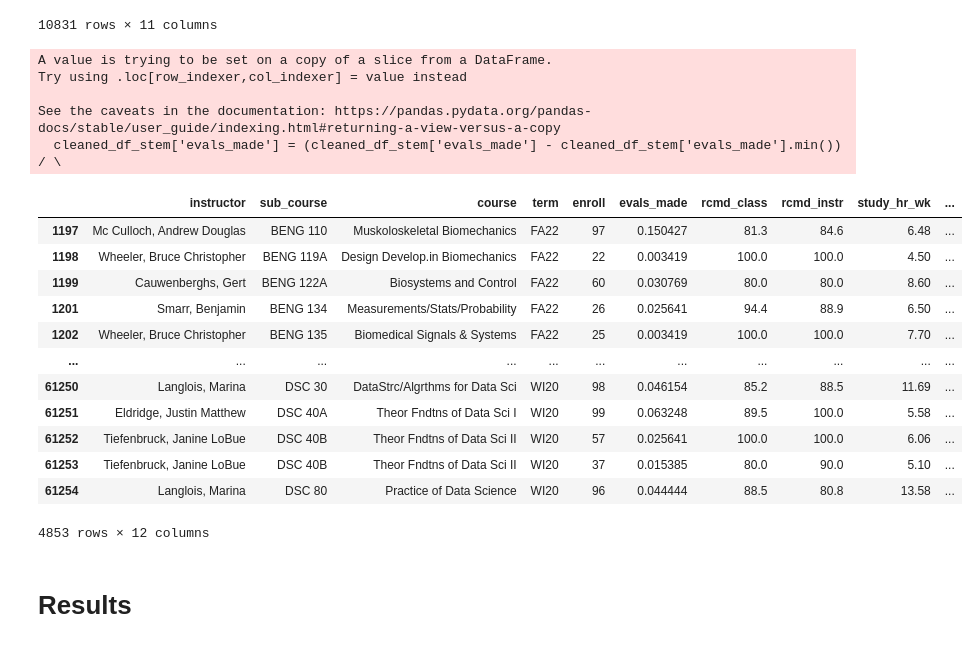
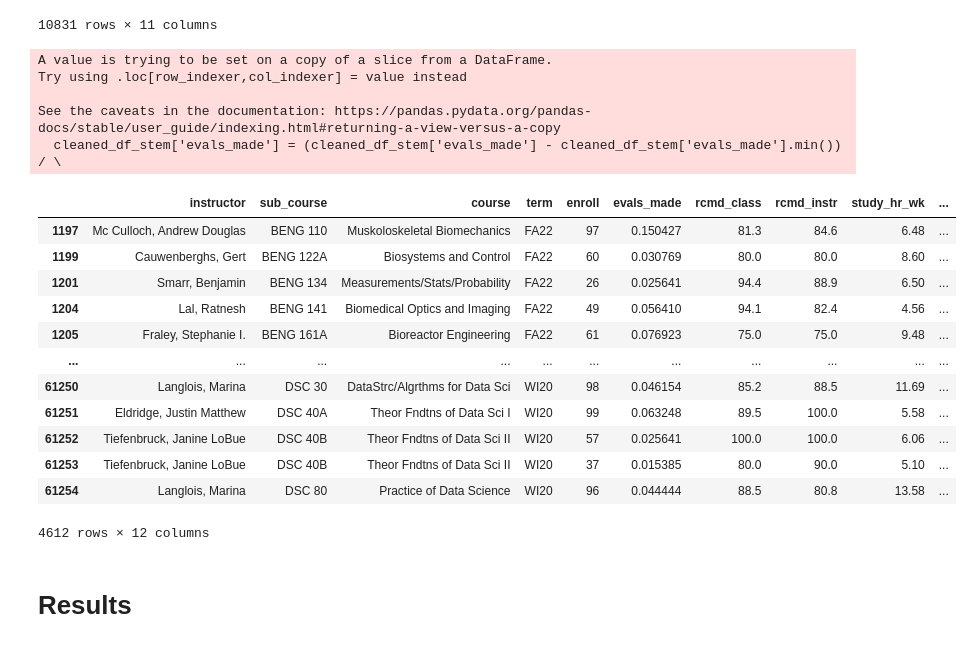
Before and after one commit to EllaW9/ucsd-stem-course-sentiment-study, a Jupyter notebook: EDACheckpoint_Group047_WI25.ipynb, the cells around one changed output. Cells and saved outputs as stored; diff of their text form; code cells hidden in the pictures.

```diff
--- a/EDACheckpoint_Group047_WI25.ipynb
+++ b/EDACheckpoint_Group047_WI25.ipynb
@@ -145,29 +145,33 @@ cleaned_df_stem = df_cleaned[df_cleaned['department'].isin(STEM) | df_cleaned['d
 # %%
 # Use Min-Max Normalization to normalize the evals_made counts
 cleaned_df_stem['evals_made'] = (cleaned_df_stem['evals_made'] - cleaned_df_stem['evals_made'].min()) / \
                                  (cleaned_df_stem['evals_made'].max() - cleaned_df_stem['evals_made'].min())
 
+# Drop courses with too few evaluations made (Bottom 5% threshold)
+threshold = cleaned_df_stem['evals_made'].quantile(0.05)
+cleaned_df_stem = cleaned_df_stem[cleaned_df_stem['evals_made'] >= threshold]
+
 # Display the final dataframe
 cleaned_df_stem
 # %% [output]
 A value is trying to be set on a copy of a slice from a DataFrame.
 Try using .loc[row_indexer,col_indexer] = value instead
 
 See the caveats in the documentation: https://pandas.pydata.org/pandas-docs/stable/user_guide/indexing.html#returning-a-view-versus-a-copy
   cleaned_df_stem['evals_made'] = (cleaned_df_stem['evals_made'] - cleaned_df_stem['evals_made'].min()) / \
 |  | instructor | sub_course | course | term | enroll | evals_made | rcmd_class | rcmd_instr | study_hr_wk | ... |
 | 1197 | Mc Culloch, Andrew Douglas | BENG 110 | Muskoloskeletal Biomechanics | FA22 | 97 | 0.150427 | 81.3 | 84.6 | 6.48 | ... |
-| 1198 | Wheeler, Bruce Christopher | BENG 119A | Design Develop.in Biomechanics | FA22 | 22 | 0.003419 | 100.0 | 100.0 | 4.50 | ... |
 | 1199 | Cauwenberghs, Gert | BENG 122A | Biosystems and Control | FA22 | 60 | 0.030769 | 80.0 | 80.0 | 8.60 | ... |
 | 1201 | Smarr, Benjamin | BENG 134 | Measurements/Stats/Probability | FA22 | 26 | 0.025641 | 94.4 | 88.9 | 6.50 | ... |
-| 1202 | Wheeler, Bruce Christopher | BENG 135 | Biomedical Signals & Systems | FA22 | 25 | 0.003419 | 100.0 | 100.0 | 7.70 | ... |
+| 1204 | Lal, Ratnesh | BENG 141 | Biomedical Optics and Imaging | FA22 | 49 | 0.056410 | 94.1 | 82.4 | 4.56 | ... |
+| 1205 | Fraley, Stephanie I. | BENG 161A | Bioreactor Engineering | FA22 | 61 | 0.076923 | 75.0 | 75.0 | 9.48 | ... |
 | ... | ... | ... | ... | ... | ... | ... | ... | ... | ... | ... |
 | 61250 | Langlois, Marina | DSC 30 | DataStrc/Algrthms for Data Sci | WI20 | 98 | 0.046154 | 85.2 | 88.5 | 11.69 | ... |
 | 61251 | Eldridge, Justin Matthew | DSC 40A | Theor Fndtns of Data Sci I | WI20 | 99 | 0.063248 | 89.5 | 100.0 | 5.58 | ... |
 | 61252 | Tiefenbruck, Janine LoBue | DSC 40B | Theor Fndtns of Data Sci II | WI20 | 57 | 0.025641 | 100.0 | 100.0 | 6.06 | ... |
 | 61253 | Tiefenbruck, Janine LoBue | DSC 40B | Theor Fndtns of Data Sci II | WI20 | 37 | 0.015385 | 80.0 | 90.0 | 5.10 | ... |
 | 61254 | Langlois, Marina | DSC 80 | Practice of Data Science | WI20 | 96 | 0.044444 | 88.5 | 80.8 | 13.58 | ... |
-4853 rows × 12 columns
+4612 rows × 12 columns
 # %% [markdown]
 # Results
 # %% [markdown]
```
Also changed, not shown: parts of 2 cells of this notebook.
